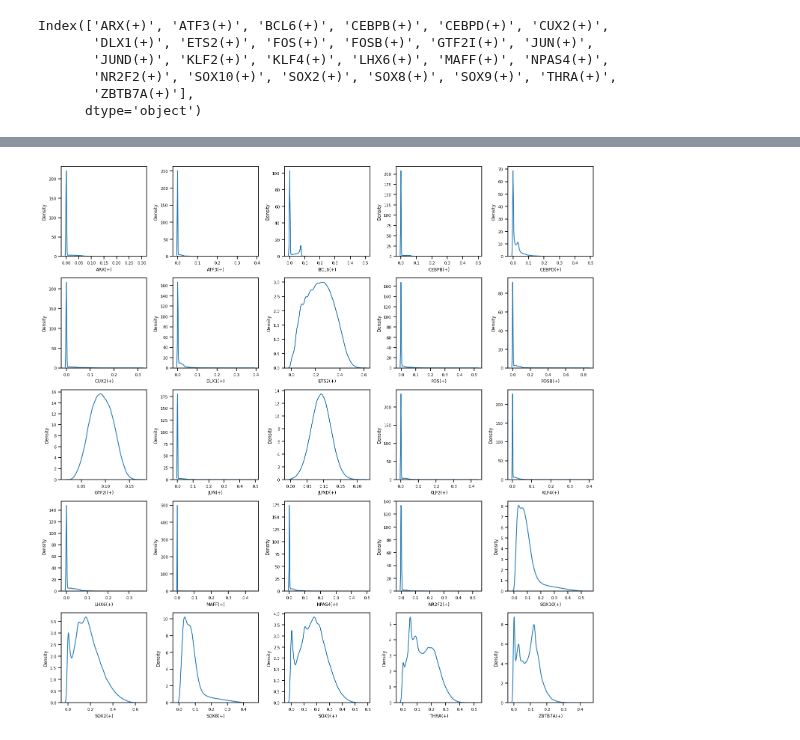
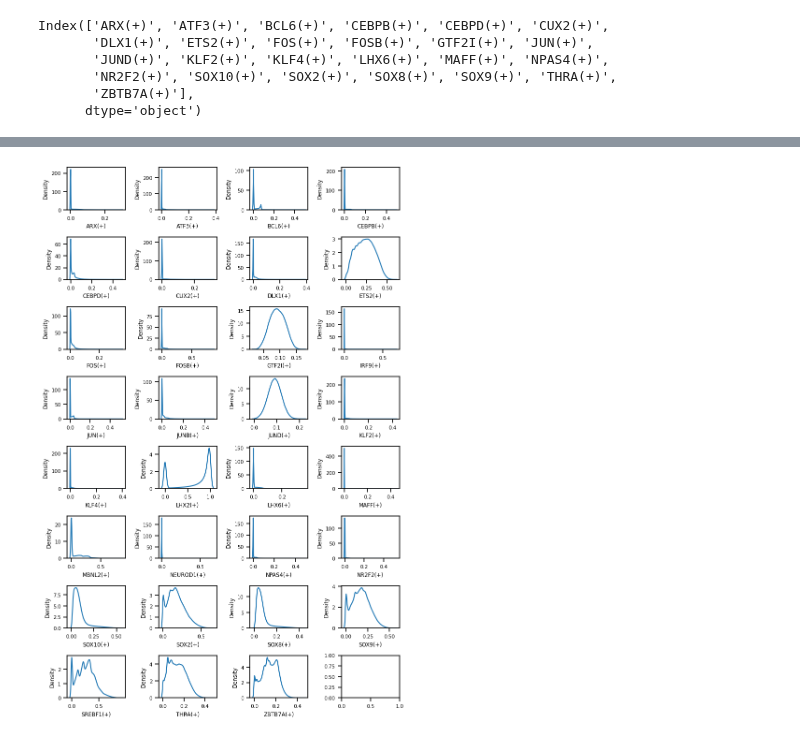
Before and after one commit to LieberInstitute/spatialDLPFC_mdd_bpd, a Jupyter notebook: code/10_SCENIC/08_explore-AUCell-regulons.ipynb, the cells around one changed output, grey strips where cells are left out. Cells and saved outputs as stored; diff of their text form; code cells hidden in the pictures.

```diff
--- a/code/10_SCENIC/08_explore-AUCell-regulons.ipynb
+++ b/code/10_SCENIC/08_explore-AUCell-regulons.ipynb
@@ -178,3 +167 @@ sns.clustermap(corrDF)
-# %%
-sns.set_context("notebook", font_scale=1)
 # %%
@@ -216,10 +219,0 @@ plt.tight_layout()
-# %%
-gene1 = "GTF2I(+)" #neurons
-
-fig, ((ax1, ax2)) = plt.subplots(1, 2, figsize=(6, 3))
-sns.ecdfplot(data=joined_all, x=gene1, hue="seurat_label", palette=transfer_bright, legend=False, ax=ax1)
-ax1.set_title(gene1+" by seurat")
-sns.ecdfplot(data=joined_precast, x=gene1, hue="smoothed_k9_1663", palette=smoothed_bright, legend=False, ax=ax2)
-ax2.set_title(gene1+" by precast")
-
-plt.tight_layout()
@@ -228,10 +219,0 @@ plt.tight_layout()
-# %%
-gene1 = "LHX6(+)" #inhb
-
-fig, ((ax1, ax2)) = plt.subplots(1, 2, figsize=(6, 3))
-sns.ecdfplot(data=joined_all, x=gene1, hue="seurat_label", palette=transfer_bright, legend=False, ax=ax1)
-ax1.set_title(gene1+" by seurat")
-sns.ecdfplot(data=joined_precast, x=gene1, hue="smoothed_k9_1663", palette=smoothed_bright, legend=False, ax=ax2)
-ax2.set_title(gene1+" by precast")
-
-plt.tight_layout()
@@ -240,10 +219,0 @@ plt.tight_layout()
-# %%
-gene1 = "SOX8(+)" #OLIG
-
-fig, ((ax1, ax2)) = plt.subplots(1, 2, figsize=(6, 3))
-sns.ecdfplot(data=joined_all, x=gene1, hue="seurat_label", palette=transfer_bright, legend=False, ax=ax1)
-ax1.set_title(gene1+" by seurat")
-sns.ecdfplot(data=joined_precast, x=gene1, hue="smoothed_k9_1663", palette=smoothed_bright, legend=False, ax=ax2)
-ax2.set_title(gene1+" by precast")
-
-plt.tight_layout()
@@ -256,16 +224,16 @@ len(auc_all.columns)
 # %%
-sns.set_context("notebook", font_scale=.7)
-
-fig, axs = plt.subplots(5, 5, figsize=(15, 15))
+fig, axs = plt.subplots(8, 4, figsize=(8, 12))
 
 axs_flat = axs.flatten()
 
-for i in range(25):
+for i in range(31):
     gene1 = auc_all.columns[i]
 
     sns.kdeplot(data=joined_all, x=gene1, ax=axs_flat[i])
 
 plt.tight_layout()
+plt.savefig(pdir+'plots/10_SCENIC/spe-n119_13162-no-lowUMI_logcounts_'+REGULON_TYPE+'_AUCell-density.pdf',
+            bbox_inches='tight')
 plt.show()
 # %% [output]
-[figure, old version]
+[figure, new version]
```
Also changed, not shown: parts of 19 cells of this notebook, 5 other files.
